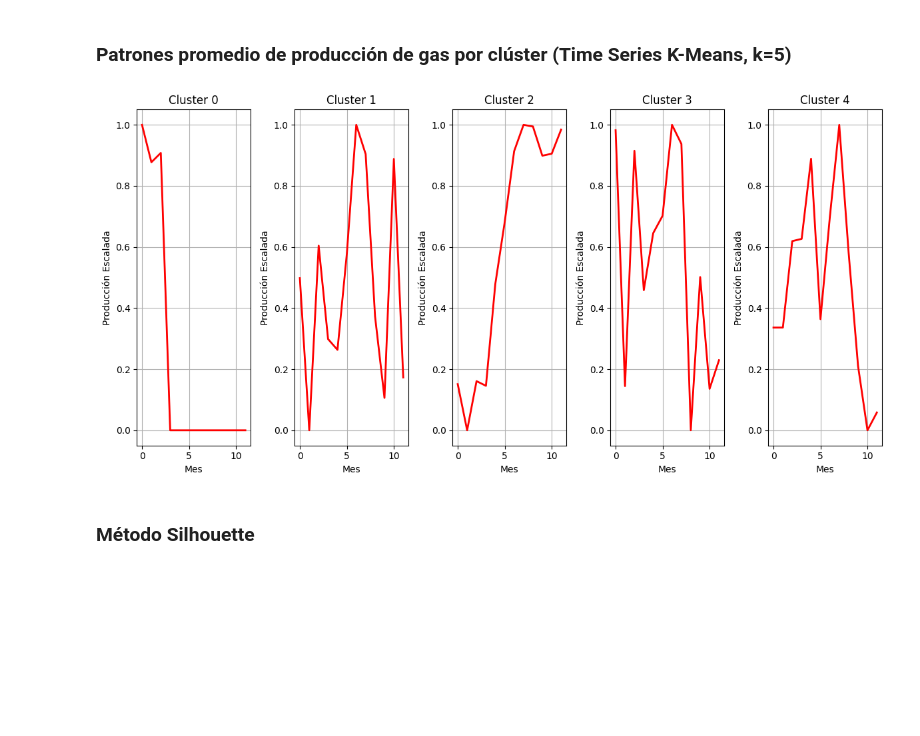
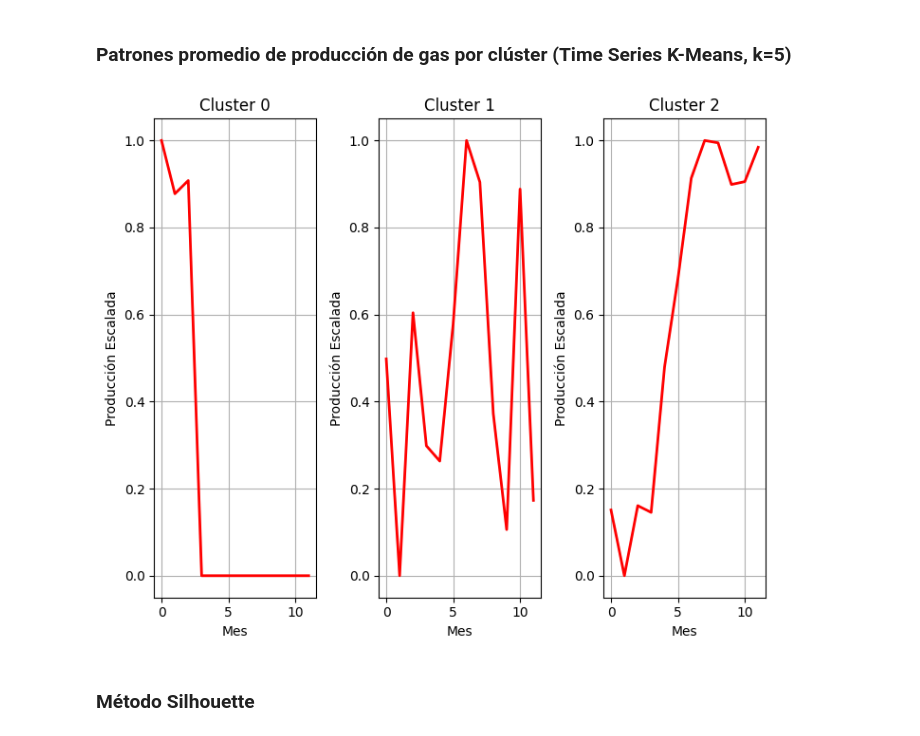
Before and after one commit to antonellafontanetto/Achivos-Extras, a Jupyter notebook: Modelo_no_supervisado.ipynb, the cells around one changed output. Cells and saved outputs as stored; diff of their text form; code cells hidden in the pictures; blank space fills up the shorter version.

```diff
--- a/Modelo_no_supervisado.ipynb
+++ b/Modelo_no_supervisado.ipynb
@@ -283,7 +283,7 @@ X_gas_scaled = scaler.fit_transform(X_gas)
 # %%
 from tslearn.clustering import TimeSeriesKMeans
 
-model_petroleo = TimeSeriesKMeans(n_clusters=5, metric="dtw", random_state=0)
+model_petroleo = TimeSeriesKMeans(n_clusters=3, metric="dtw", random_state=0)
 labels_petroleo = model_petroleo.fit_predict(X_petroleo_scaled)
 # %%
 model_gas = TimeSeriesKMeans(n_clusters=5, metric="dtw", random_state=0)
@@ -296,7 +296,7 @@ import matplotlib.pyplot as plt
 # Graficar los clústeres
 plt.figure(figsize=(12, 6))
 
-for cluster in range(5):
+for cluster in range(3):
     plt.subplot(1, 5, cluster + 1)
     for i, serie in enumerate(X_petroleo_scaled[labels_petroleo == cluster]):
         plt.plot(serie.ravel(), color="lightgray", alpha=0.6)
@@ -317,23 +317,23 @@ El gráfico muestra los centroides representativos de cada clúster generados po
 # %%
 import matplotlib.pyplot as plt
 
 # Graficar los clústeres
 plt.figure(figsize=(12, 6))
 
-for cluster in range(5):
+for cluster in range(3):
     plt.subplot(1, 5, cluster + 1)
     for i, serie in enumerate(X_gas_scaled[labels_gas == cluster]):
         plt.plot(serie.ravel(), color="lightgray", alpha=0.6)
     plt.plot(model_gas.cluster_centers_[cluster].ravel(), color="red", linewidth=2)
     plt.title(f"Cluster {cluster}")
     plt.xlabel("Mes")
     plt.ylabel("Producción Escalada")
     plt.grid(True)
 
 plt.tight_layout()
 plt.show()
 # %% [output]
-[figure, old version]
+[figure, new version]
 # %% [markdown]
 ### Método Silhouette
 # %%
```
Also changed, not shown: parts of 48 cells of this notebook.
